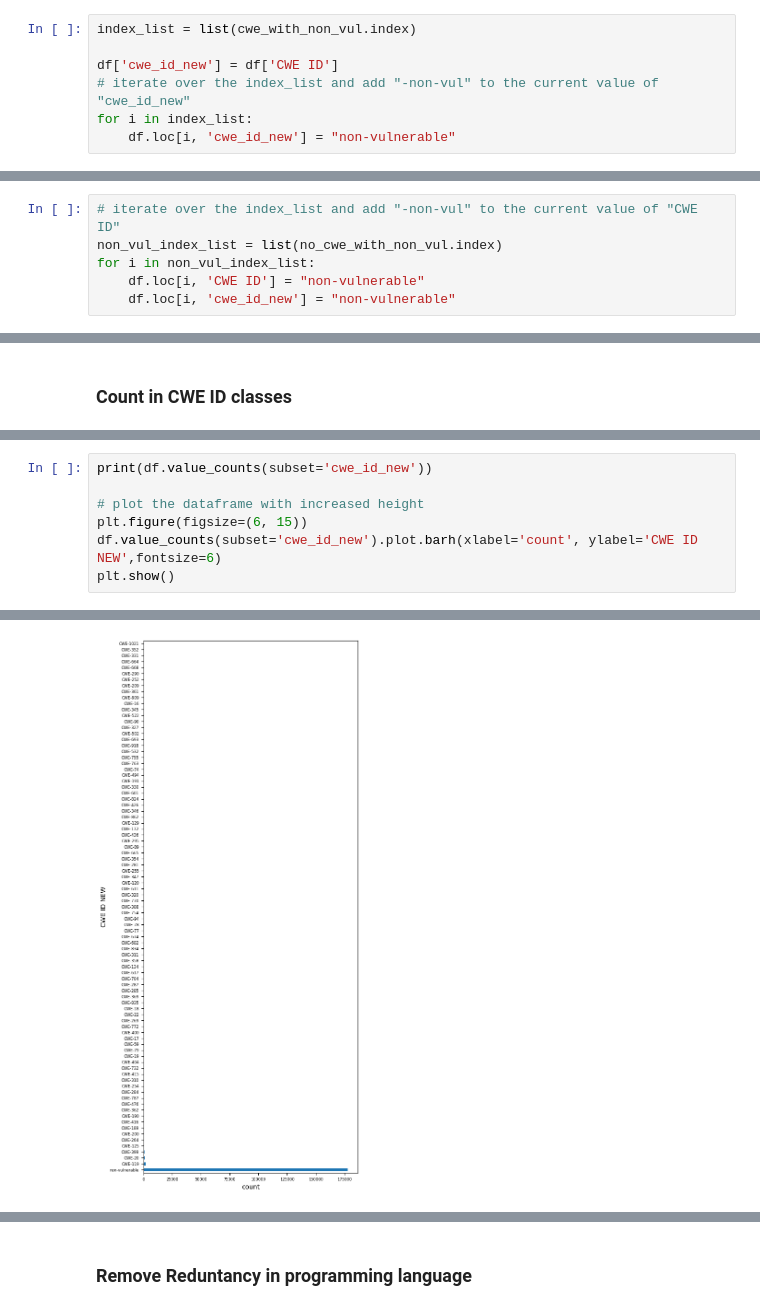
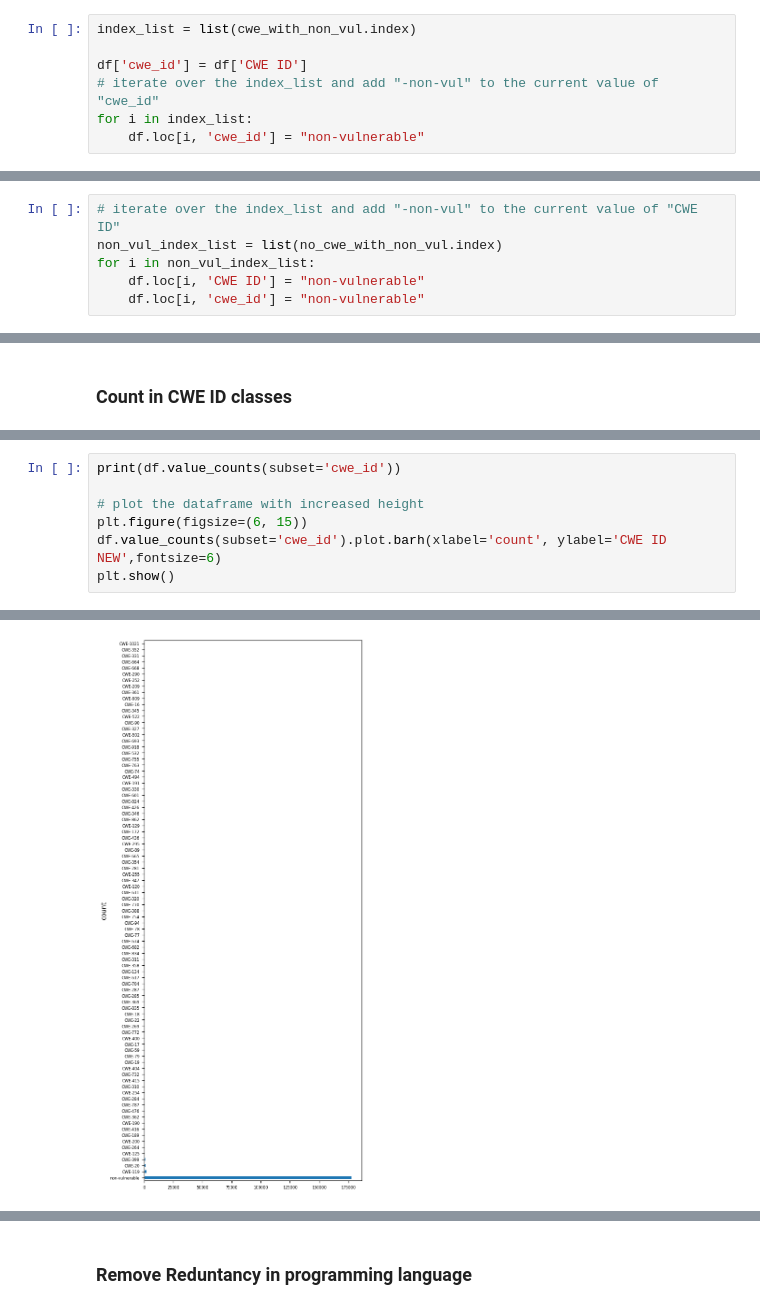
Before and after one commit to seunghee6022/TransVulDet, a Jupyter notebook: data_preprocessing/MSR_preprocessing.ipynb, the cells around one changed output, grey strips where cells are left out. Drawn from its saved outputs; the diff is of its cells as text.

```diff
--- a/data_preprocessing/MSR_preprocessing.ipynb
+++ b/data_preprocessing/MSR_preprocessing.ipynb
@@ -249,9 +249,9 @@ dtype: int64
 # %%
 index_list = list(cwe_with_non_vul.index)
 
-df['cwe_id_new'] = df['CWE ID']
-# iterate over the index_list and add "-non-vul" to the current value of "cwe_id_new"
+df['cwe_id'] = df['CWE ID']
+# iterate over the index_list and add "-non-vul" to the current value of "cwe_id"
 for i in index_list:
-    df.loc[i, 'cwe_id_new'] = "non-vulnerable"
+    df.loc[i, 'cwe_id'] = "non-vulnerable"
 # %%
 # 3. check the relationship between vul==0 and CWE_ID==nan
@@ -287,4 +291,4 @@ dtype: int64
 non_vul_index_list = list(no_cwe_with_non_vul.index)
 for i in non_vul_index_list:
     df.loc[i, 'CWE ID'] = "non-vulnerable"
-    df.loc[i, 'cwe_id_new'] = "non-vulnerable"
+    df.loc[i, 'cwe_id'] = "non-vulnerable"
@@ -322,8 +332,8 @@ Length: 92, dtype: int64
 # %%
-print(df.value_counts(subset='cwe_id_new'))
+print(df.value_counts(subset='cwe_id'))
 
 # plot the dataframe with increased height
 plt.figure(figsize=(6, 15))
-df.value_counts(subset='cwe_id_new').plot.barh(xlabel='count', ylabel='CWE ID NEW',fontsize=6)
+df.value_counts(subset='cwe_id').plot.barh(xlabel='count', ylabel='CWE ID NEW',fontsize=6)
 plt.show()
 # %% [output]
@@ -331,13 +341,13 @@ cwe_id_new
 non-vulnerable    177736
 CWE-119             2127
 CWE-20              1142
 CWE-399              736
 CWE-125              625
                    ...
 CWE-668                1
 CWE-664                1
 CWE-331                1
 CWE-352                1
 CWE-1021               1
 Length: 89, dtype: int64
-[figure, old version]
+[figure, new version]
```
Also changed, not shown: parts of 8 cells of this notebook, 4 other files.
